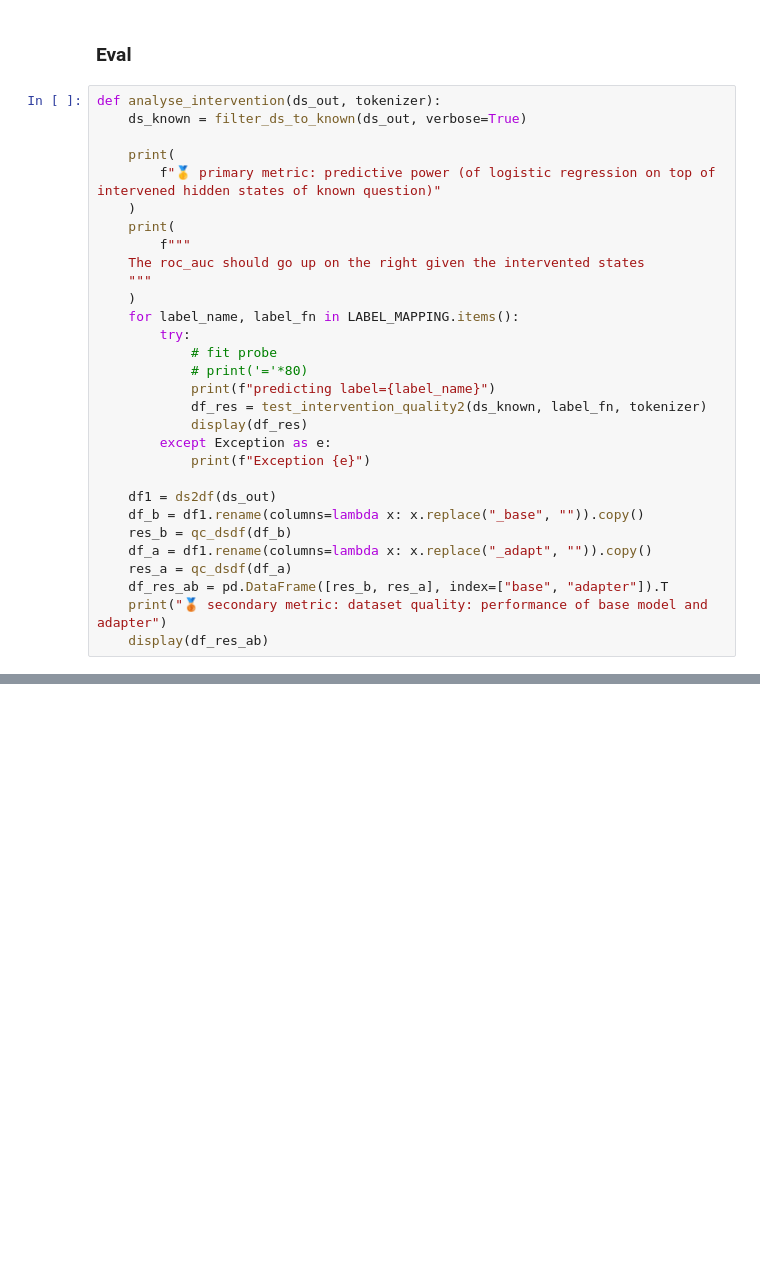
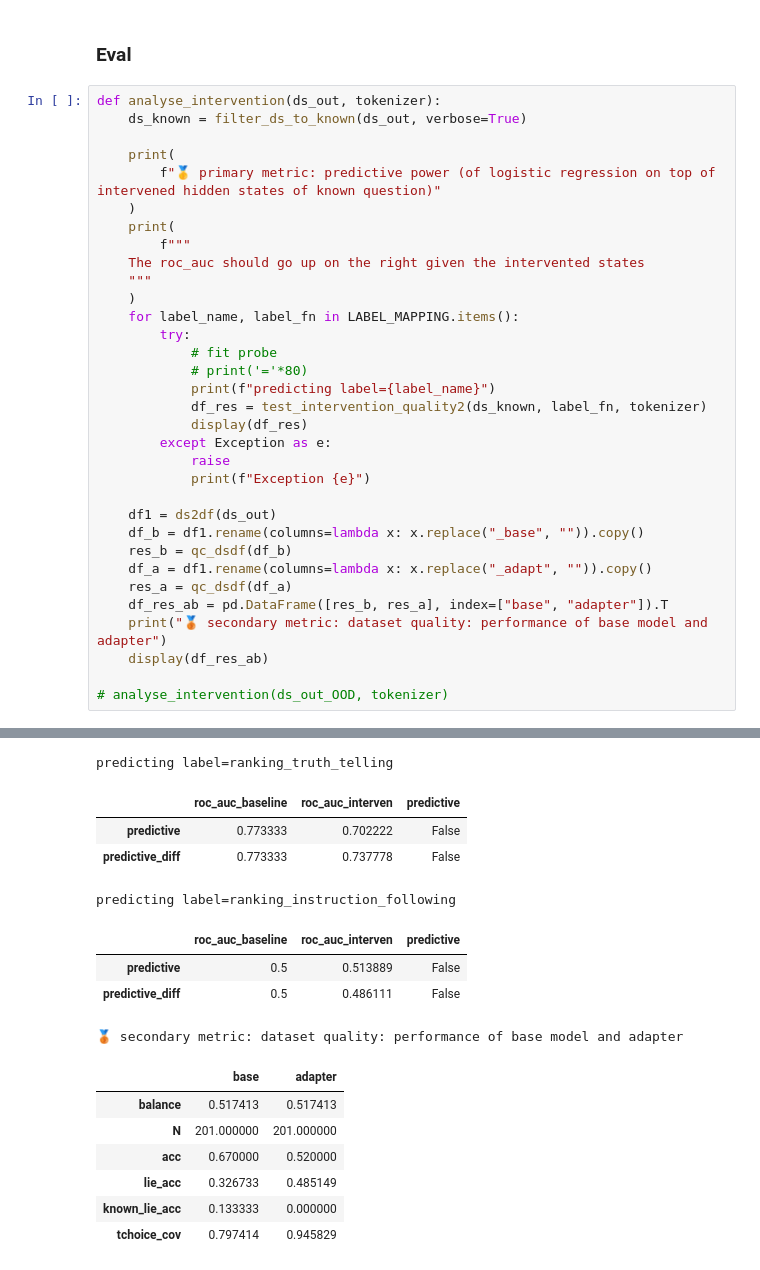
Before and after one commit to wassname/LoRA_are_lie_detectors, a Jupyter notebook: notebooks/03_mjc_ltold_to_lie_loss.ipynb, the cells around one changed output, grey strips where cells are left out. Cells and saved outputs as stored; diff of their text form; blank space fills up the shorter version.

```diff
--- a/notebooks/03_mjc_ltold_to_lie_loss.ipynb
+++ b/notebooks/03_mjc_ltold_to_lie_loss.ipynb
@@ -568,6 +551,7 @@ def analyse_intervention(ds_out, tokenizer):
             df_res = test_intervention_quality2(ds_known, label_fn, tokenizer)
             display(df_res)
         except Exception as e:
+            raise
             print(f"Exception {e}")
 
     df1 = ds2df(ds_out)
@@ -578,3 +562,6 @@ def analyse_intervention(ds_out, tokenizer):
     df_res_ab = pd.DataFrame([res_b, res_a], index=["base", "adapter"]).T
     print("🥉 secondary metric: dataset quality: performance of base model and adapter")
     display(df_res_ab)
+
+# analyse_intervention(ds_out_OOD, tokenizer)
+# %% [output]
@@ -581,3 +589,19 @@ def analyse_intervention(ds_out, tokenizer):
+predicting label=ranking_truth_telling
+|  | roc_auc_baseline | roc_auc_interven | predictive |
+| predictive | 0.773333 | 0.702222 | False |
+| predictive_diff | 0.773333 | 0.737778 | False |
+predicting label=ranking_instruction_following
+|  | roc_auc_baseline | roc_auc_interven | predictive |
+| predictive | 0.5 | 0.513889 | False |
+| predictive_diff | 0.5 | 0.486111 | False |
+🥉 secondary metric: dataset quality: performance of base model and adapter
+|  | base | adapter |
+| balance | 0.517413 | 0.517413 |
+| N | 201.000000 | 201.000000 |
+| acc | 0.670000 | 0.520000 |
+| lie_acc | 0.326733 | 0.485149 |
+| known_lie_acc | 0.133333 | 0.000000 |
+| tchoice_cov | 0.797414 | 0.945829 |
 # %%
 print("valtest")
 analyse_intervention(ds_out_valtest, tokenizer)
```
Also changed, not shown: parts of 25 cells of this notebook, 8 other files.
